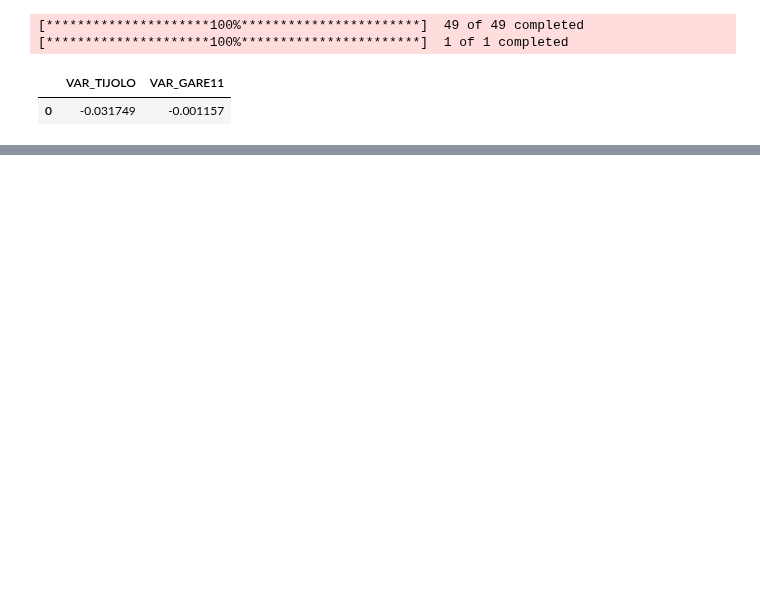
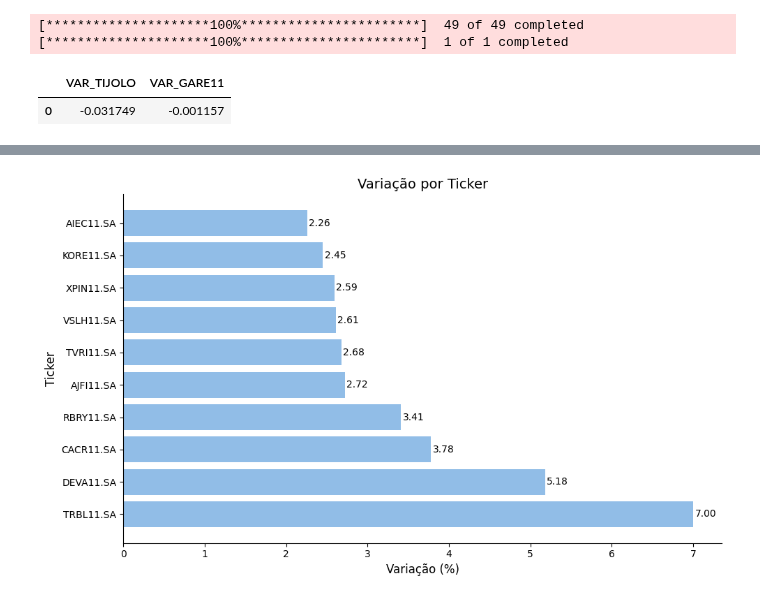
Before and after one commit to LucasFranco-guardian/Relat-rios-Passivo, a Jupyter notebook: Relatorio_ativo.ipynb, the cells around one changed output, grey strips where cells are left out. Drawn from its saved outputs; the diff is of its cells as text; code cells hidden in the pictures; blank space fills up the shorter version.

```diff
--- a/Relatorio_ativo.ipynb
+++ b/Relatorio_ativo.ipynb
@@ -116,0 +211,33 @@ ativos_merge
+# %%
+TOP10_ALTAS = ativos_merge[[tic, Preco, Var]]
+TOP10_ALTAS = TOP10_ALTAS.sort_values(by=['VARIAÇÃO_DIARIA'], ascending=False).iloc[:10, :]
+TOP10_ALTAS
+
+fig, ax = plt.subplots(figsize=(10, 6))
+
+# Gráfico de barras
+barras = ax.barh(TOP10_ALTAS['Ticker'], TOP10_ALTAS['VARIAÇÃO_DIARIA'], color='#91BDE7')
+
+# Adicionar rótulos nas barras
+for barra in barras:
+    largura = barra.get_width()
+    ax.text(
+        largura - 0.02 if largura < 0 else largura + 0.02, barra.get_y() + barra.get_height() / 2,  # Ajustar posição do texto
+        f'{largura:.2f}',  # Formatar com duas casas decimais
+        ha='left', va='center', fontsize=10
+    )
+
+# Personalizar o gráfico
+ax.set_xlabel('Variação (%)', fontsize=12)
+ax.set_ylabel('Ticker', fontsize=12)
+ax.set_title('Variação por Ticker', fontsize=14)
+ax.spines['top'].set_visible(False)
+ax.spines['right'].set_visible(False)
+
+# Ajustar layout
+plt.tight_layout()
+
+# Exibir o gráfico
+plt.show()
+# %% [output]
+[figure, added]
```
Also changed, not shown: parts of 10 cells of this notebook, 1 other file.
